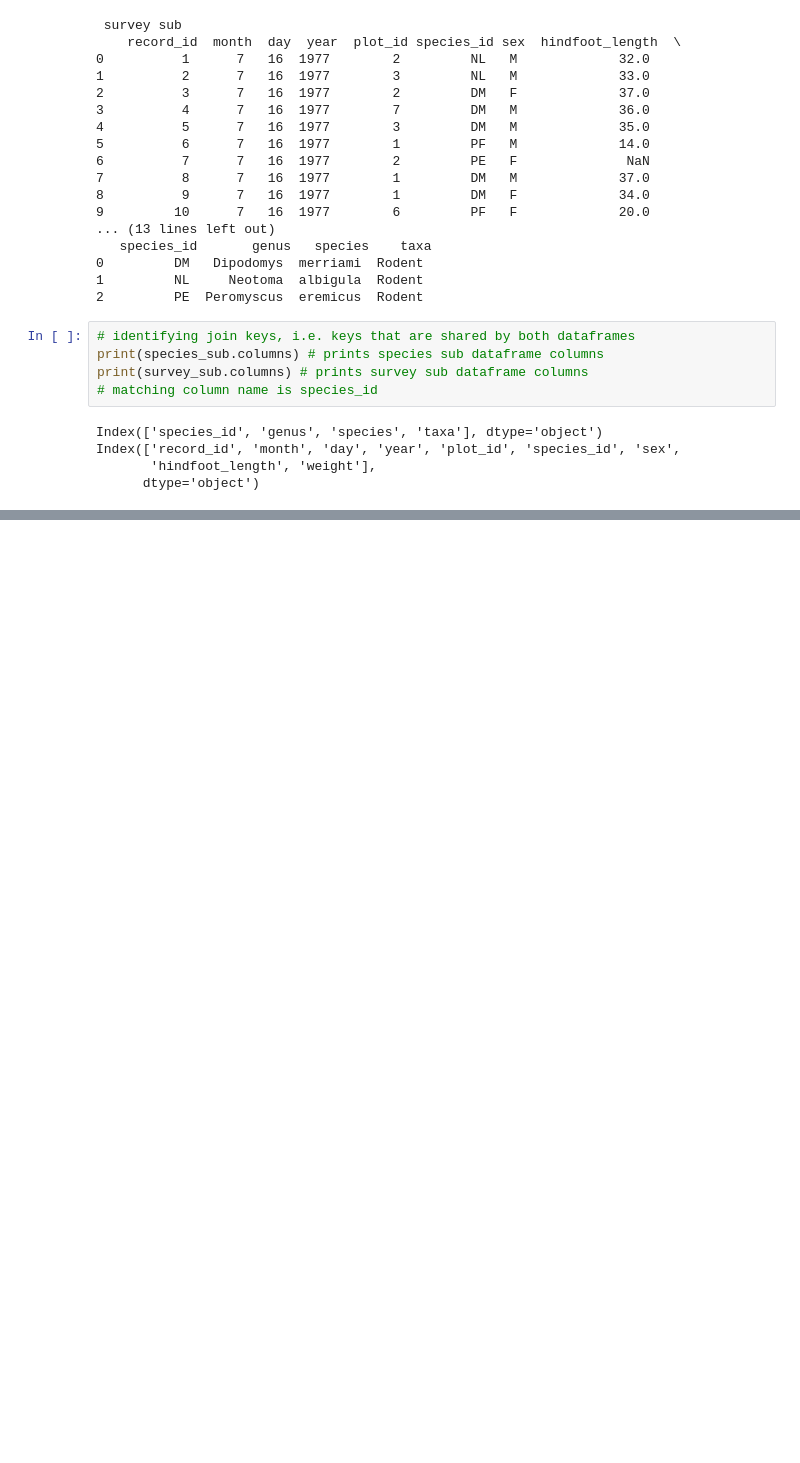
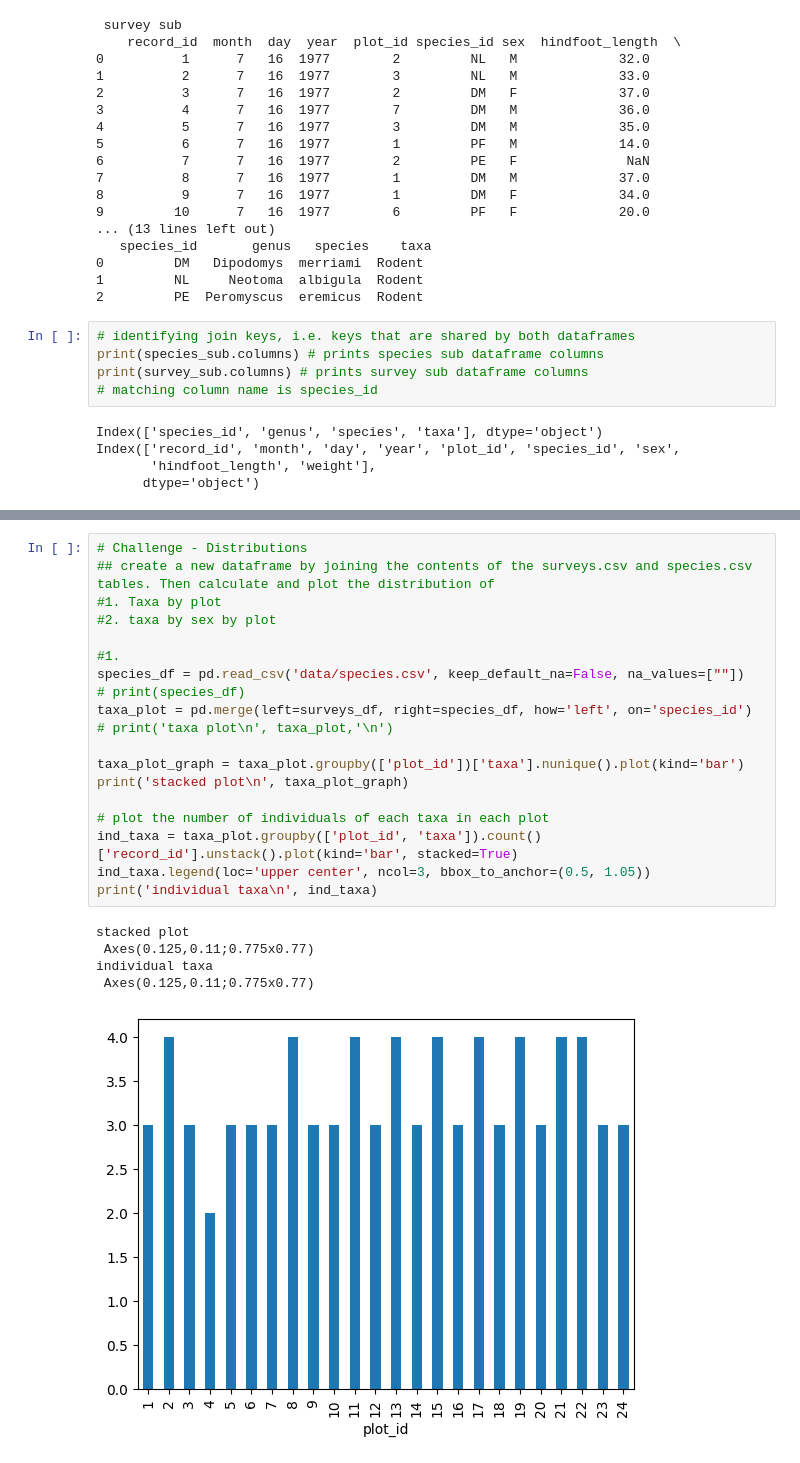
Before and after one commit to meelyn-pandit/sw-python-ecology-lesson, a Jupyter notebook: src/lesson06-combining-dataframes-with-pandas.ipynb, the cells around one changed output, grey strips where cells are left out. Saved outputs shown, nothing was run; the diff lists cells and outputs as text; blank space fills up the shorter version.

Commit message:
finished plot id challenge

```diff
--- a/src/lesson06-combining-dataframes-with-pandas.ipynb
+++ b/src/lesson06-combining-dataframes-with-pandas.ipynb
@@ -262,0 +296,25 @@ merged inner
+# %%
+# Challenge - Distributions
+## create a new dataframe by joining the contents of the surveys.csv and species.csv tables. Then calculate and plot the distribution of
+#1. Taxa by plot
+#2. taxa by sex by plot
+
+#1.
+species_df = pd.read_csv('data/species.csv', keep_default_na=False, na_values=[""])
+# print(species_df)
+taxa_plot = pd.merge(left=surveys_df, right=species_df, how='left', on='species_id')
+# print('taxa plot\n', taxa_plot,'\n')
+
+taxa_plot_graph = taxa_plot.groupby(['plot_id'])['taxa'].nunique().plot(kind='bar')
+print('stacked plot\n', taxa_plot_graph)
+
+# plot the number of individuals of each taxa in each plot
+ind_taxa = taxa_plot.groupby(['plot_id', 'taxa']).count()['record_id'].unstack().plot(kind='bar', stacked=True)
+ind_taxa.legend(loc='upper center', ncol=3, bbox_to_anchor=(0.5, 1.05))
+print('individual taxa\n', ind_taxa)
+# %% [output]
+stacked plot
+ Axes(0.125,0.11;0.775x0.77)
+individual taxa
+ Axes(0.125,0.11;0.775x0.77)
+[figure, added]
```
Also changed, not shown: parts of 6 cells of this notebook.
